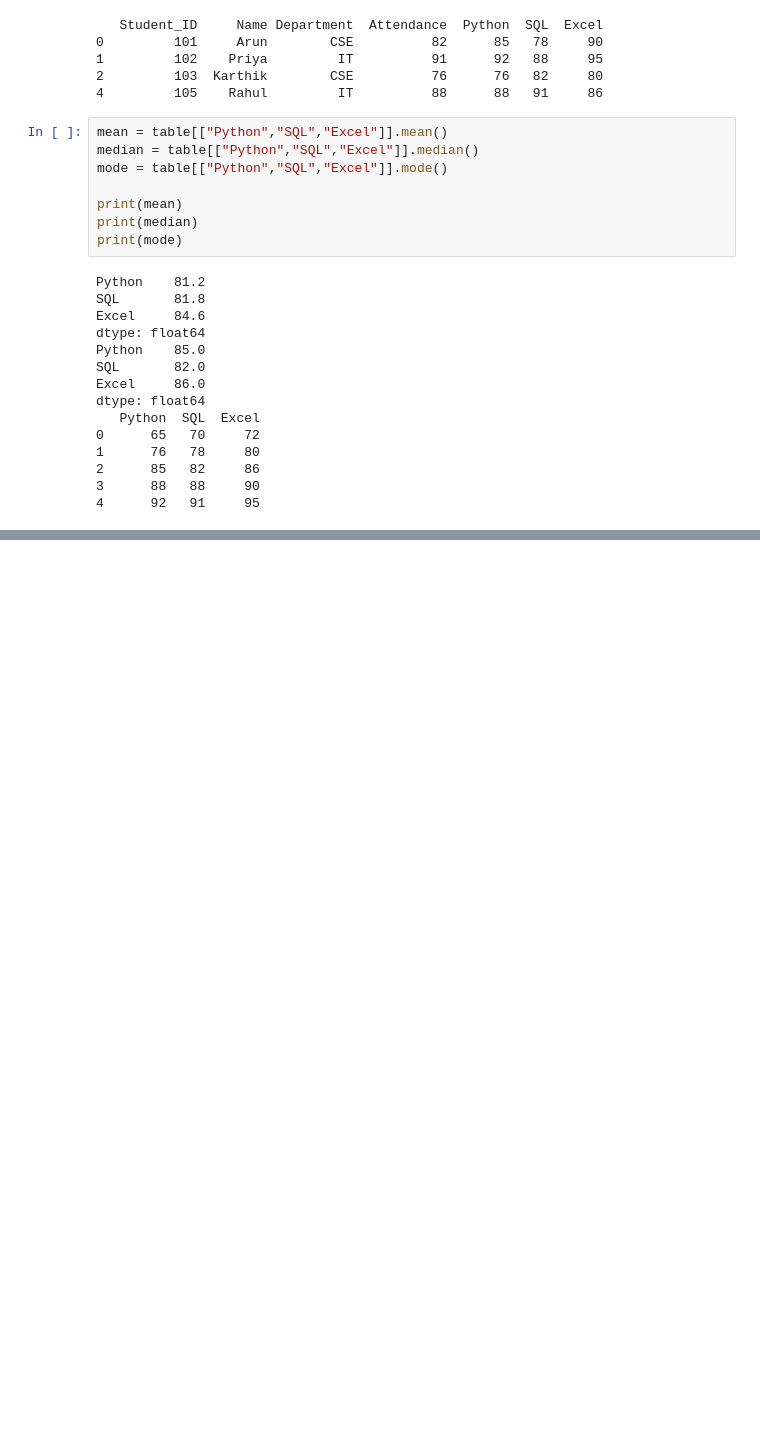
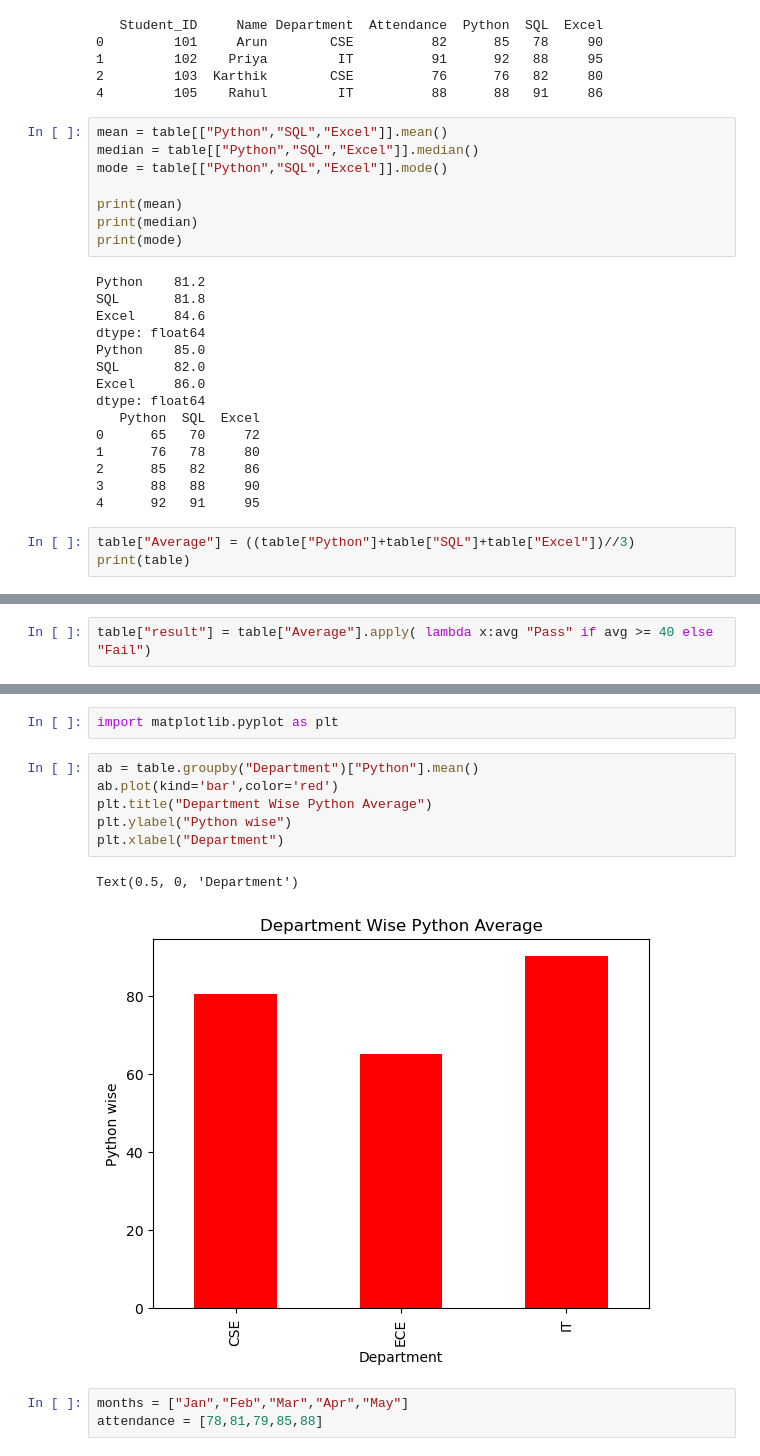
Before and after one commit to jaanbrigithjb-lab/Data_Analytics, a Jupyter notebook: Python/Foundations/Own_Modules/PandasModule.ipynb, the cells around one changed output, grey strips where cells are left out. Cells and saved outputs as stored; diff of their text form; blank space fills up the shorter version.

```diff
--- a/Python/Foundations/Own_Modules/PandasModule.ipynb
+++ b/Python/Foundations/Own_Modules/PandasModule.ipynb
@@ -129,3 +129,6 @@ dtype: float64
 2      85   82     86
 3      88   88     90
 4      92   91     95
+# %%
+table["Average"] = ((table["Python"]+table["SQL"]+table["Excel"])//3)
+print(table)
@@ -131,0 +142,2 @@ dtype: float64
+# %%
+table["result"] = table["Average"].apply( lambda x:avg "Pass" if avg >= 40 else "Fail")
@@ -131,0 +194,14 @@ dtype: float64
+# %%
+import matplotlib.pyplot as plt
+# %%
+ab = table.groupby("Department")["Python"].mean()
+ab.plot(kind='bar',color='red')
+plt.title("Department Wise Python Average")
+plt.ylabel("Python wise")
+plt.xlabel("Department")
+# %% [output]
+Text(0.5, 0, 'Department')
+[figure, added]
+# %%
+months = ["Jan","Feb","Mar","Apr","May"]
+attendance = [78,81,79,85,88]
```
Also changed, not shown: parts of 9 cells of this notebook.
